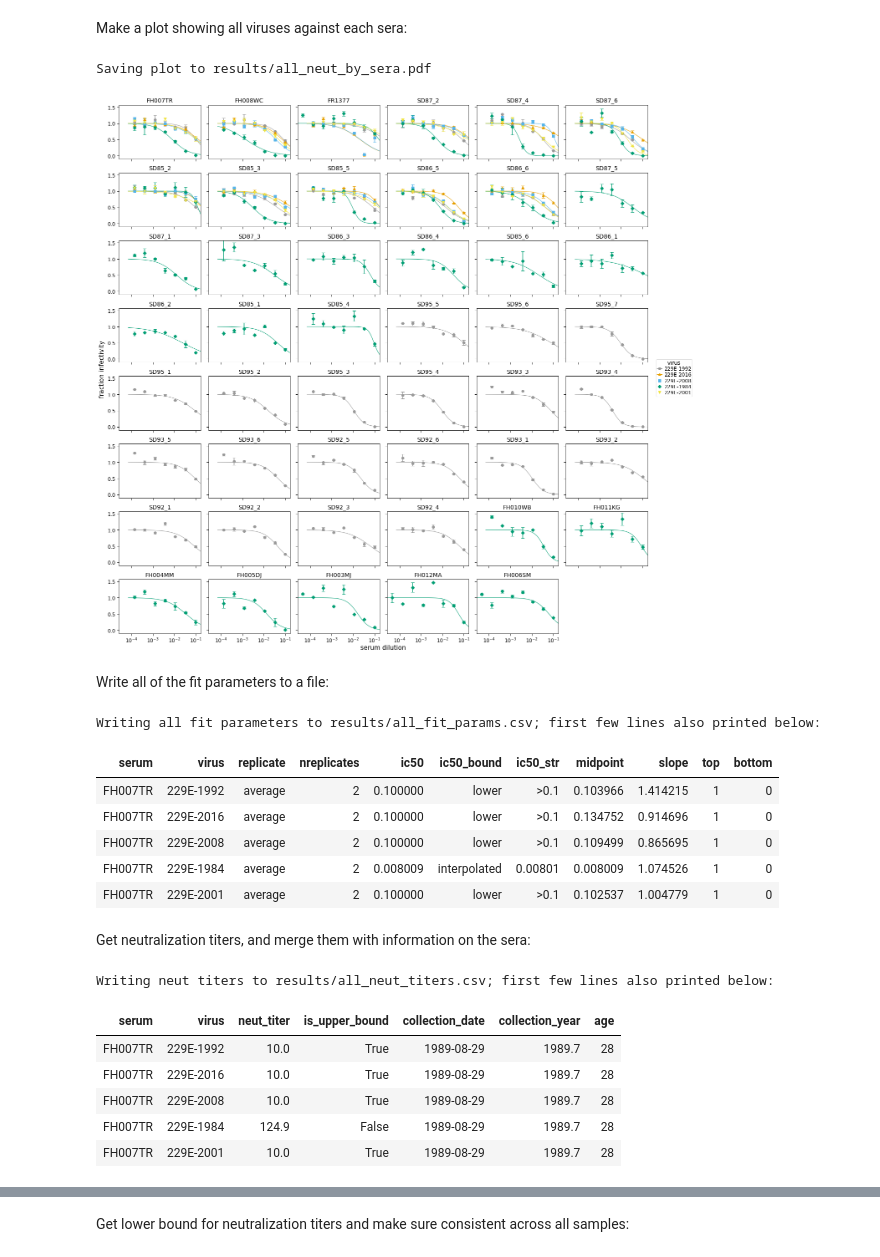
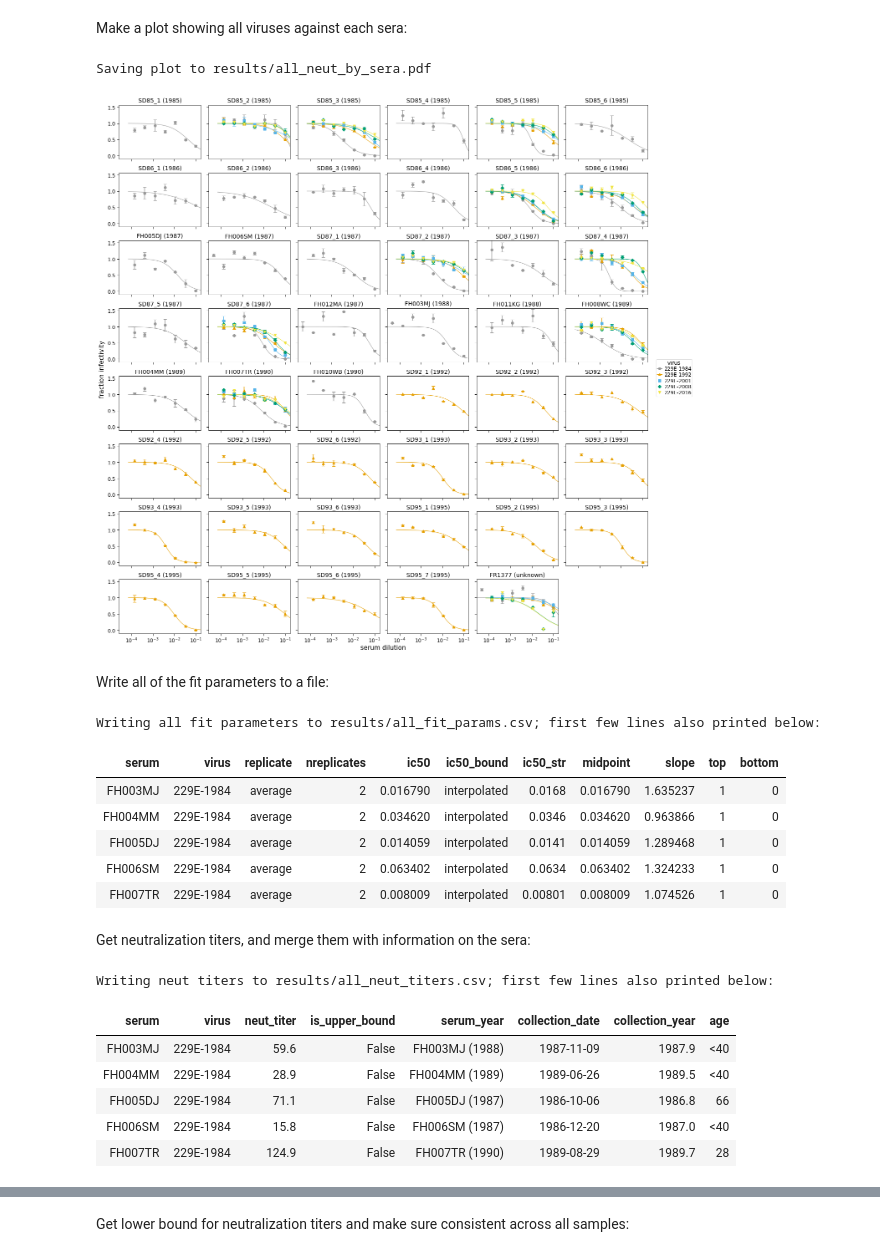
Before and after one commit to jbloomlab/CoV_229E_antigenic_drift, a Jupyter notebook: exptl_data/analyze_neut_data.ipynb, the cells around one changed output, grey strips where cells are left out. Cells and saved outputs as stored; diff of their text form; code cells hidden in the pictures.

Commit message:
nice plots

```diff
--- a/exptl_data/analyze_neut_data.ipynb
+++ b/exptl_data/analyze_neut_data.ipynb
@@ -73,6 +74,14 @@ assert len(fracinfect) == len(fracinfect.groupby(['serum',
                                                   'concentration',
                                                   ]))
 
+# order the viruses
+virus_order = ['229E-1984', '229E-1992', '229E-2001', '229E-2008', '229E-2016']
+fracinfect = (
+    fracinfect
+    .assign(virus=lambda x: pd.Categorical(x['virus'], virus_order, ordered=True))
+    .sort_values(['serum', 'virus', 'date'])
+    )
+
 # show first few lines of data frame
 display(HTML(fracinfect.head().to_html(index=False)))
 # %% [output]
@@ -91,7 +100,14 @@ serum_info = (
     .assign(collection_date=lambda x: pd.to_datetime(x['collection_date']),
             collection_year=lambda x: x['collection_date'].dt.year +
                                       (x['collection_date'].dt.dayofyear - 1) / 365,
+            collection_year_round=lambda x: x['collection_year']
+                                            .map(lambda y: str(int(round(y)))
+                                                           if pd.notnull(y)
+                                                           else 'unknown'),
+            serum_year=lambda x: x.apply(lambda r: f"{r['serum']} ({r['collection_year_round']})",
+                                         axis=1)
             )
+    .sort_values('collection_date')
     )
 
 assert len(serum_info) == serum_info['serum'].nunique()
@@ -143,16 +161,20 @@ Make a plot showing all viruses against each sera:
 # %%
 fig, _ = fits.plotSera(xlabel='serum dilution',
                        ncol=6,
-                       legendtitle='virus')
+                       legendtitle='virus',
+                       viruses=fracinfect['virus'].sort_values().unique(),
+                       sera=serum_info['serum'],
+                       titles=serum_info['serum_year'],
+                       )
 
 print(f"Saving plot to {all_neut_by_sera_curves}\n")
 fig.savefig(all_neut_by_sera_curves)
 fig.tight_layout()
 display(fig)
 plt.close(fig)
 # %% [output]
 Saving plot to results/all_neut_by_sera.pdf
-[figure, old version]
+[figure, new version]
 # %% [markdown]
 Write all of the fit parameters to a file:
 # %%
@@ -164,11 +186,11 @@ fits.fitParams().to_csv(all_fit_params, index=False)
 # %% [output]
 Writing all fit parameters to results/all_fit_params.csv; first few lines also printed below:
 | serum | virus | replicate | nreplicates | ic50 | ic50_bound | ic50_str | midpoint | slope | top | bottom |
-| FH007TR | 229E-1992 | average | 2 | 0.100000 | lower | >0.1 | 0.103966 | 1.414215 | 1 | 0 |
-| FH007TR | 229E-2016 | average | 2 | 0.100000 | lower | >0.1 | 0.134752 | 0.914696 | 1 | 0 |
-| FH007TR | 229E-2008 | average | 2 | 0.100000 | lower | >0.1 | 0.109499 | 0.865695 | 1 | 0 |
+| FH003MJ | 229E-1984 | average | 2 | 0.016790 | interpolated | 0.0168 | 0.016790 | 1.635237 | 1 | 0 |
+| FH004MM | 229E-1984 | average | 2 | 0.034620 | interpolated | 0.0346 | 0.034620 | 0.963866 | 1 | 0 |
+| FH005DJ | 229E-1984 | average | 2 | 0.014059 | interpolated | 0.0141 | 0.014059 | 1.289468 | 1 | 0 |
+| FH006SM | 229E-1984 | average | 2 | 0.063402 | interpolated | 0.0634 | 0.063402 | 1.324233 | 1 | 0 |
 | FH007TR | 229E-1984 | average | 2 | 0.008009 | interpolated | 0.00801 | 0.008009 | 1.074526 | 1 | 0 |
-| FH007TR | 229E-2001 | average | 2 | 0.100000 | lower | >0.1 | 0.102537 | 1.004779 | 1 | 0 |
 # %% [markdown]
 Get neutralization titers, and merge them with information on the sera:
 # %%
@@ -178,7 +200,7 @@ neut_titers = (
     .assign(is_upper_bound=lambda x: x['ic50_bound'].map({'lower': True,
                                                           'interpolated': False}))
     [['serum', 'virus', 'neut_titer', 'is_upper_bound']]
-    .merge(serum_info[['serum', 'collection_date', 'collection_year', 'age']],
+    .merge(serum_info[['serum', 'serum_year', 'collection_date', 'collection_year', 'age']],
            how='left', validate='many_to_one', on='serum')
     )
 
@@ -189,12 +211,12 @@ display(HTML(neut_titers.head().to_html(index=False, float_format='%.1f')))
 neut_titers.to_csv(all_neut_titers, index=False, float_format='%.1f')
 # %% [output]
 Writing neut titers to results/all_neut_titers.csv; first few lines also printed below:
-| serum | virus | neut_titer | is_upper_bound | collection_date | collection_year | age |
-| FH007TR | 229E-1992 | 10.0 | True | 1989-08-29 | 1989.7 | 28 |
-| FH007TR | 229E-2016 | 10.0 | True | 1989-08-29 | 1989.7 | 28 |
-| FH007TR | 229E-2008 | 10.0 | True | 1989-08-29 | 1989.7 | 28 |
-| FH007TR | 229E-1984 | 124.9 | False | 1989-08-29 | 1989.7 | 28 |
-| FH007TR | 229E-2001 | 10.0 | True | 1989-08-29 | 1989.7 | 28 |
+| serum | virus | neut_titer | is_upper_bound | serum_year | collection_date | collection_year | age |
+| FH003MJ | 229E-1984 | 59.6 | False | FH003MJ (1988) | 1987-11-09 | 1987.9 | <40 |
+| FH004MM | 229E-1984 | 28.9 | False | FH004MM (1989) | 1989-06-26 | 1989.5 | <40 |
+| FH005DJ | 229E-1984 | 71.1 | False | FH005DJ (1987) | 1986-10-06 | 1986.8 | 66 |
+| FH006SM | 229E-1984 | 15.8 | False | FH006SM (1987) | 1986-12-20 | 1987.0 | <40 |
+| FH007TR | 229E-1984 | 124.9 | False | FH007TR (1990) | 1989-08-29 | 1989.7 | 28 |
 # %% [markdown]
 Now for plotting annotate neut titers with information about:
  - virus year
```
Also changed, not shown: parts of 12 cells of this notebook, 10 other files.
